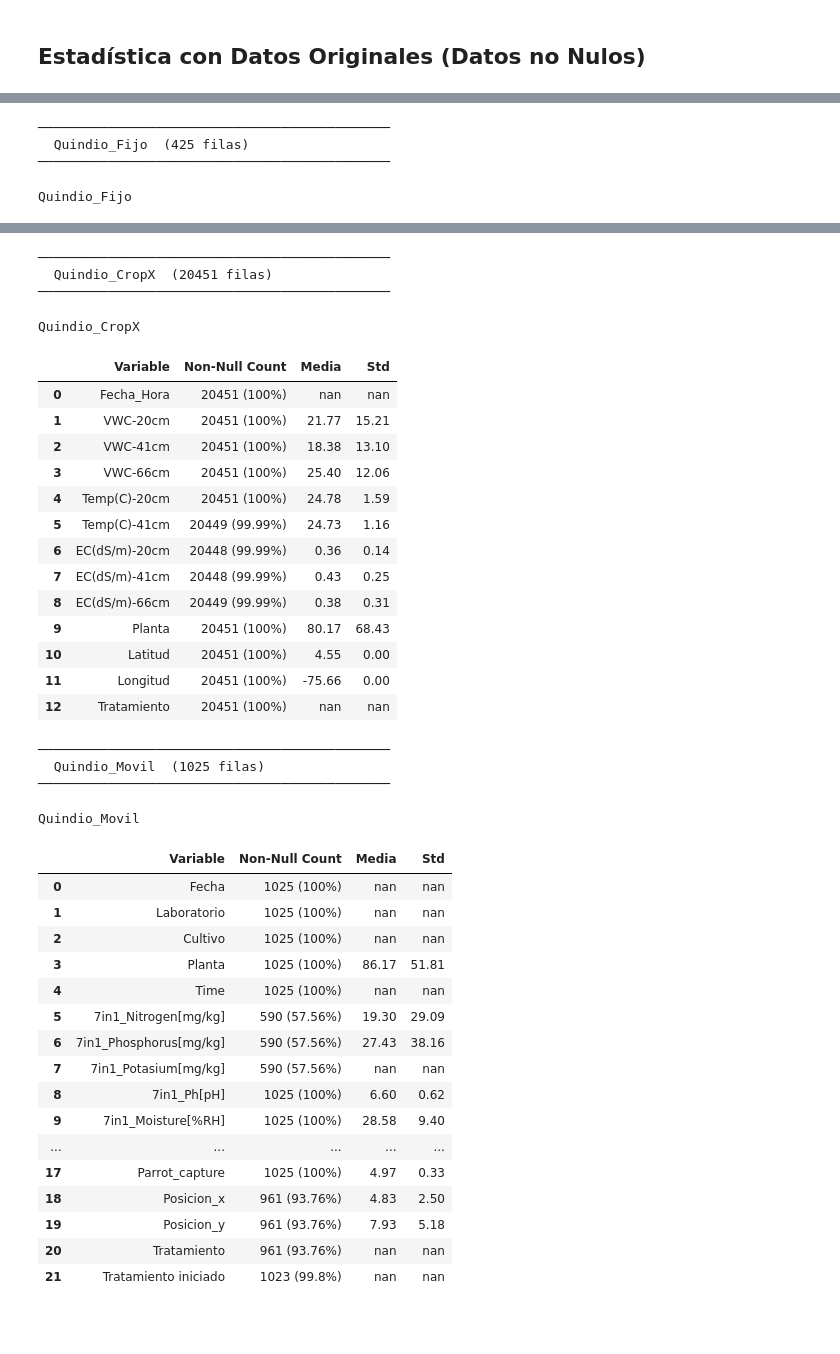
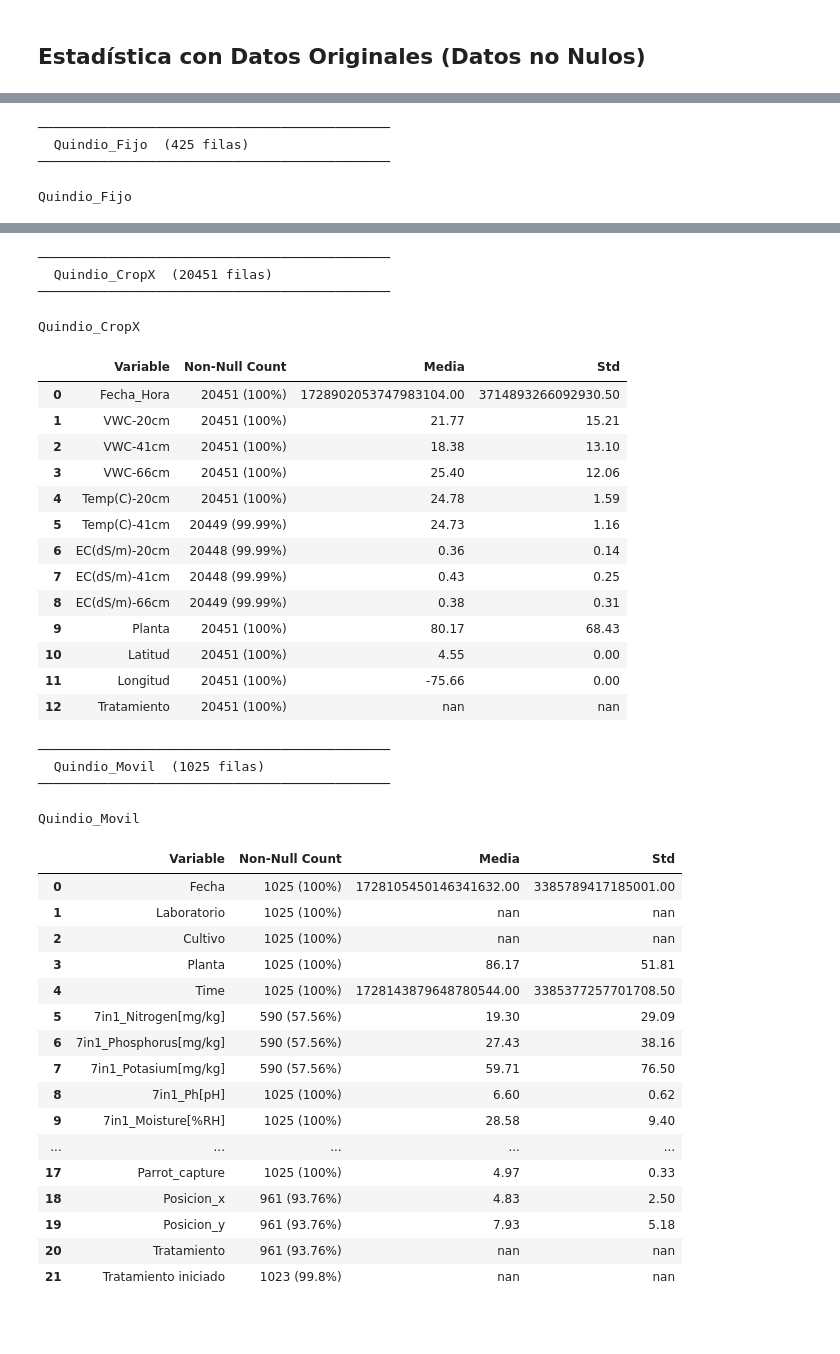
Before and after one commit to santiagov01/Analisis-PAI, a Jupyter notebook: 1-Explore_data.ipynb, the cells around one changed output, grey strips where cells are left out. Saved outputs shown, nothing was run; the diff lists cells and outputs as text; code cells hidden in the pictures.

```diff
--- a/1-Explore_data.ipynb
+++ b/1-Explore_data.ipynb
@@ -281,10 +281,21 @@ memory usage: 625.0+ KB
 def non_null_table(df, name):
     n = len(df)
 
-    mean_vals = df.mean(numeric_only=True)
-    std_vals = df.std(numeric_only=True)
+    # Conteo general de datos no nulos (cualquier tipo)
     non_null = df.notna().sum()
     pct = non_null / n * 100
+
+    # Estadisticas numericas robustas: convierte texto invalido a NaN y lo excluye
+    mean_map = {}
+    std_map = {}
+    for col in df.columns:
+        numeric_col = pd.to_numeric(df[col], errors='coerce')
+        if numeric_col.notna().sum() > 0:
+            mean_map[col] = numeric_col.mean()
+            std_map[col] = numeric_col.std()
+        else:
+            mean_map[col] = np.nan
+            std_map[col] = np.nan
 
     def fmt_pct(x):
         return f"{x:.2f}".rstrip('0').rstrip('.')
@@ -292,8 +303,8 @@ def non_null_table(df, name):
     t = pd.DataFrame({
         'Variable': df.columns,
         'Non-Null Count': [f"{non_null[col]} ({fmt_pct(pct[col])}%)" for col in df.columns],
-        'Media': [mean_vals.get(col, np.nan) for col in df.columns],
-        'Std': [std_vals.get(col, np.nan) for col in df.columns]
+        'Media': [mean_map[col] for col in df.columns],
+        'Std': [std_map[col] for col in df.columns]
     })
 
     print(f"\n{'─'*45}\n  {name}  ({n} filas)\n{'─'*45}")
@@ -344,42 +355,42 @@ Quindio_Fijo
 | 8 | 7in1_Ph[pH] | 425 (100%) | 6.04 | 0.38 |
 | 9 | 7in1_Moisture[%RH] | 425 (100%) | 24.89 | 10.34 |
 | ... | ... | ... | ... | ... |
 | 13 | Air_sensor_Temperature[°C] | 425 (100%) | 26.74 | 4.61 |
 | 14 | Air_sensor_Humidity[%RH] | 425 (100%) | 68.07 | 18.00 |
 | 15 | RGB_capture | 425 (100%) | 0.00 | 0.00 |
 | 16 | Tapo_capture | 425 (100%) | 1.00 | 0.00 |
 | 17 | Parrot_capture | 425 (100%) | 0.00 | 0.00 |
 ─────────────────────────────────────────────
   Quindio_CropX  (20451 filas)
 ─────────────────────────────────────────────
 Quindio_CropX
 |  | Variable | Non-Null Count | Media | Std |
-| 0 | Fecha_Hora | 20451 (100%) | nan | nan |
+| 0 | Fecha_Hora | 20451 (100%) | 1728902053747983104.00 | 3714893266092930.50 |
 | 1 | VWC-20cm | 20451 (100%) | 21.77 | 15.21 |
 | 2 | VWC-41cm | 20451 (100%) | 18.38 | 13.10 |
 | 3 | VWC-66cm | 20451 (100%) | 25.40 | 12.06 |
 | 4 | Temp(C)-20cm | 20451 (100%) | 24.78 | 1.59 |
 | 5 | Temp(C)-41cm | 20449 (99.99%) | 24.73 | 1.16 |
 | 6 | EC(dS/m)-20cm | 20448 (99.99%) | 0.36 | 0.14 |
 | 7 | EC(dS/m)-41cm | 20448 (99.99%) | 0.43 | 0.25 |
 | 8 | EC(dS/m)-66cm | 20449 (99.99%) | 0.38 | 0.31 |
 | 9 | Planta | 20451 (100%) | 80.17 | 68.43 |
 | 10 | Latitud | 20451 (100%) | 4.55 | 0.00 |
 | 11 | Longitud | 20451 (100%) | -75.66 | 0.00 |
 | 12 | Tratamiento | 20451 (100%) | nan | nan |
 ─────────────────────────────────────────────
   Quindio_Movil  (1025 filas)
 ─────────────────────────────────────────────
 Quindio_Movil
 |  | Variable | Non-Null Count | Media | Std |
-| 0 | Fecha | 1025 (100%) | nan | nan |
+| 0 | Fecha | 1025 (100%) | 1728105450146341632.00 | 3385789417185001.00 |
 | 1 | Laboratorio | 1025 (100%) | nan | nan |
 | 2 | Cultivo | 1025 (100%) | nan | nan |
 | 3 | Planta | 1025 (100%) | 86.17 | 51.81 |
-| 4 | Time | 1025 (100%) | nan | nan |
+| 4 | Time | 1025 (100%) | 1728143879648780544.00 | 3385377257701708.50 |
 | 5 | 7in1_Nitrogen[mg/kg] | 590 (57.56%) | 19.30 | 29.09 |
 | 6 | 7in1_Phosphorus[mg/kg] | 590 (57.56%) | 27.43 | 38.16 |
-| 7 | 7in1_Potasium[mg/kg] | 590 (57.56%) | nan | nan |
+| 7 | 7in1_Potasium[mg/kg] | 590 (57.56%) | 59.71 | 76.50 |
 | 8 | 7in1_Ph[pH] | 1025 (100%) | 6.60 | 0.62 |
 | 9 | 7in1_Moisture[%RH] | 1025 (100%) | 28.58 | 9.40 |
 | ... | ... | ... | ... | ... |
```
Also changed, not shown: parts of 1 cell of this notebook, 3 other files.
